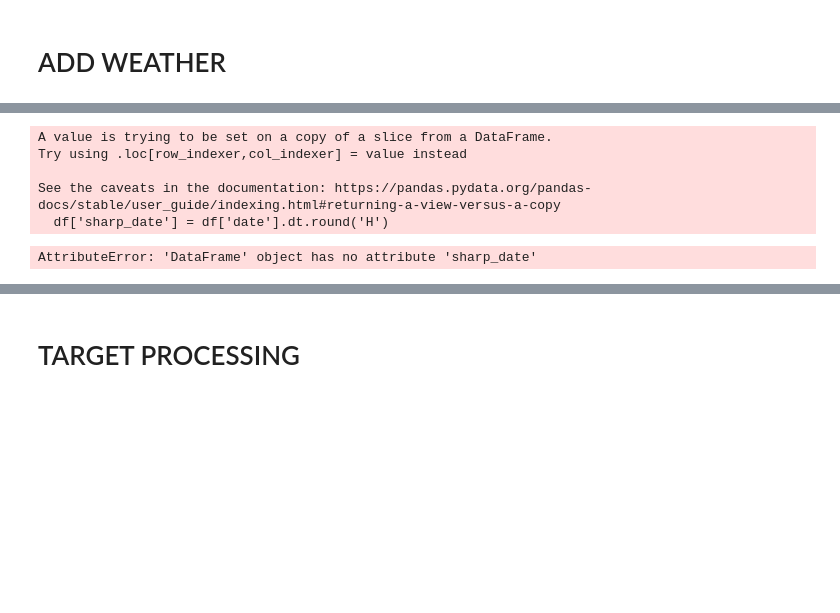
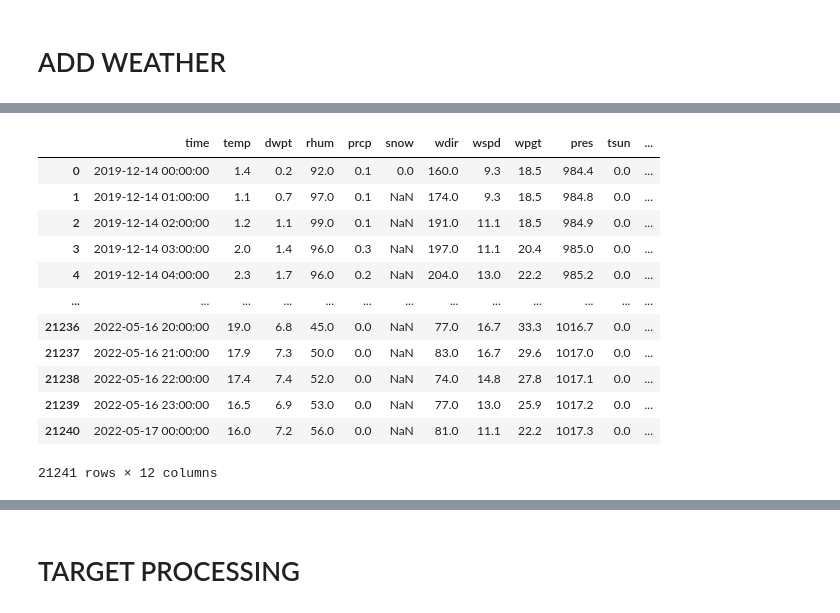
Before and after one commit to Good-Train-Bad-Train/gtbt, a Jupyter notebook: notebooks/marie_cleaning_processing_legs.ipynb, the cells around one changed output, grey strips where cells are left out. Cells and saved outputs as stored; diff of their text form; code cells hidden in the pictures; blank space fills up the shorter version.

```diff
--- a/notebooks/marie_cleaning_processing_legs.ipynb
+++ b/notebooks/marie_cleaning_processing_legs.ipynb
@@ -253,67 +238,3 @@ got_data = pd.read_csv('../goodtrainbadtrain/data/gottingen.csv')
 hag_data = pd.read_csv('../goodtrainbadtrain/data/hagen.csv')
 ham_data = pd.read_csv('../goodtrainbadtrain/data/hamburg.csv')
 han_data = pd.read_csv('../goodtrainbadtrain/data/hannover.csv')
-
-weather = {"Köln": cgn_data,
-           "München": muc_data,
-           "Frankfurt": fra_data,
-           "Mannheim": man_data,
-           "Nürnberg": nur_data,
-           "Stuttgart": stu_data,
-           "Würzburg": wur_data,
-           "Berlin": ber_data,
-           "Erfurt" :erf_data,
-            "Essen": ess_data,
-            "Göttingen":got_data,
-            "Hagen":hag_data,
-            "Hamburg":ham_data,
-            "Hannover":han_data
-           }
-
-
-#total_df =  pd.DataFrame()
-#for station, w_df in weather.items():
-#    weather_data = weather[station]
-#    weather_data['sharp_date']  = weather_data.time.astype('str')
-#    station_df = pd.merge(df[df['city'] == station], weather_data, how='left', left_on='sharp_date', right_on='sharp_date')
-#    total_df = pd.concat([total_df, station_df])
-
-#total_df =  pd.DataFrame()
-#for station, w_df in weather.items():
-#    weather_data = weather[station]
-#    weather_data['sharp_date']  = weather_data.time.astype('str')
-#    station_df = pd.merge(df[df['city'] == station], weather_data, how='left', left_on='sharp_date', right_on='sharp_date')
-#    total_df = pd.concat([total_df, station_df])
-
-total_df =  pd.DataFrame()
-for trip in df.trip.unique():
-    subset = df[df.trip == trip]
-    origin = subset.origin_city[0]
-    destination = subset.destination_city[0]
-    weather_data_org = weather[origin]
-    weather_data_dest = weather[destination]
-    for index, row in subset.iterrows():
-        time = row.sharp_date
-        index_org = weather_data_org.index[weather_data_org.sharp_date == time]
-        index_dest = weather_data_dest.index[weather_data_dest.sharp_date == time]
-        org_6 = weather_data_org.loc[index_org-6]
-        org_12 = weather_data_org.loc[index_org-12]
-        dest_6 = weather_data_org.loc[index_org-6]
-        dest_12 = weather_data_org.loc[index_org-12]
-        org_6 = org_6.drop(columns=['dwpt', 'rhum', 'wdir', 'pres', 'tsun'])
-        org_12 = org_12.drop(columns=['dwpt', 'rhum', 'wdir', 'pres', 'tsun'])
-        dest_6 = dest_6.drop(columns=['dwpt', 'rhum', 'wdir', 'pres', 'tsun'])
-        dest_12 = dest_12.drop(columns=['dwpt', 'rhum', 'wdir', 'pres', 'tsun'])
-        org_6 = org_6.rename(columns=['temp_org_6', 'prcp_org_6', 'snow_org_6', 'wspd_org_6', 'wpgt_org_6', 'coco_org_6'])
-        org_12 = org_12.rename(columns=['temp_org_12', 'prcp_org_12', 'snow_org_12', 'wspd_org_12', 'wpgt_org_12', 'coco_org_12'])
-        dest_6 = dest_6.rename(columns=['temp_dest_6', 'prcp_dest_6', 'snow_dest_6', 'wspd_dest_6', 'wpgt_dest_6', 'coco_dest_6'])
-        dest_12 = dest_12.rename(columns=['temp_dest_12', 'prcp_dest_12', 'snow_dest_12', 'wspd_dest_12', 'wpgt_dest_12','coco_dest_12'])
-        new_row = pd.concat([row, org_6, org_12, dest_6, dest_12], axis=1)
-        total_df = pd.concat([total_df, new_row])
-# %% [output]
-A value is trying to be set on a copy of a slice from a DataFrame.
-Try using .loc[row_indexer,col_indexer] = value instead
-
-See the caveats in the documentation: https://pandas.pydata.org/pandas-docs/stable/user_guide/indexing.html#returning-a-view-versus-a-copy
-  df['sharp_date'] = df['date'].dt.round('H')
-AttributeError: 'DataFrame' object has no attribute 'sharp_date'
@@ -319,0 +321,16 @@ AttributeError: 'DataFrame' object has no attribute 'sharp_date'
+# %%
+weather_data_org
+# %% [output]
+|  | time | temp | dwpt | rhum | prcp | snow | wdir | wspd | wpgt | pres | tsun | ... |
+| 0 | 2019-12-14 00:00:00 | 1.4 | 0.2 | 92.0 | 0.1 | 0.0 | 160.0 | 9.3 | 18.5 | 984.4 | 0.0 | ... |
+| 1 | 2019-12-14 01:00:00 | 1.1 | 0.7 | 97.0 | 0.1 | NaN | 174.0 | 9.3 | 18.5 | 984.8 | 0.0 | ... |
+| 2 | 2019-12-14 02:00:00 | 1.2 | 1.1 | 99.0 | 0.1 | NaN | 191.0 | 11.1 | 18.5 | 984.9 | 0.0 | ... |
+| 3 | 2019-12-14 03:00:00 | 2.0 | 1.4 | 96.0 | 0.3 | NaN | 197.0 | 11.1 | 20.4 | 985.0 | 0.0 | ... |
+| 4 | 2019-12-14 04:00:00 | 2.3 | 1.7 | 96.0 | 0.2 | NaN | 204.0 | 13.0 | 22.2 | 985.2 | 0.0 | ... |
+| ... | ... | ... | ... | ... | ... | ... | ... | ... | ... | ... | ... | ... |
+| 21236 | 2022-05-16 20:00:00 | 19.0 | 6.8 | 45.0 | 0.0 | NaN | 77.0 | 16.7 | 33.3 | 1016.7 | 0.0 | ... |
+| 21237 | 2022-05-16 21:00:00 | 17.9 | 7.3 | 50.0 | 0.0 | NaN | 83.0 | 16.7 | 29.6 | 1017.0 | 0.0 | ... |
+| 21238 | 2022-05-16 22:00:00 | 17.4 | 7.4 | 52.0 | 0.0 | NaN | 74.0 | 14.8 | 27.8 | 1017.1 | 0.0 | ... |
+| 21239 | 2022-05-16 23:00:00 | 16.5 | 6.9 | 53.0 | 0.0 | NaN | 77.0 | 13.0 | 25.9 | 1017.2 | 0.0 | ... |
+| 21240 | 2022-05-17 00:00:00 | 16.0 | 7.2 | 56.0 | 0.0 | NaN | 81.0 | 11.1 | 22.2 | 1017.3 | 0.0 | ... |
+21241 rows × 12 columns
```
Also changed, not shown: parts of 17 cells of this notebook, 16 other files.
